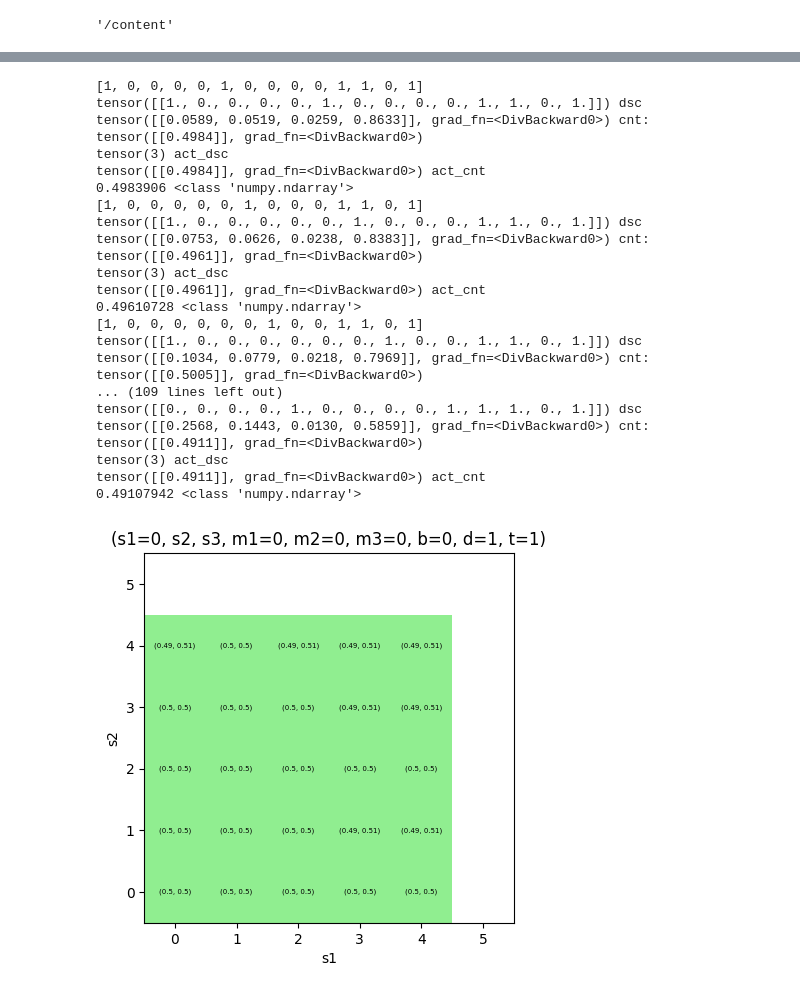
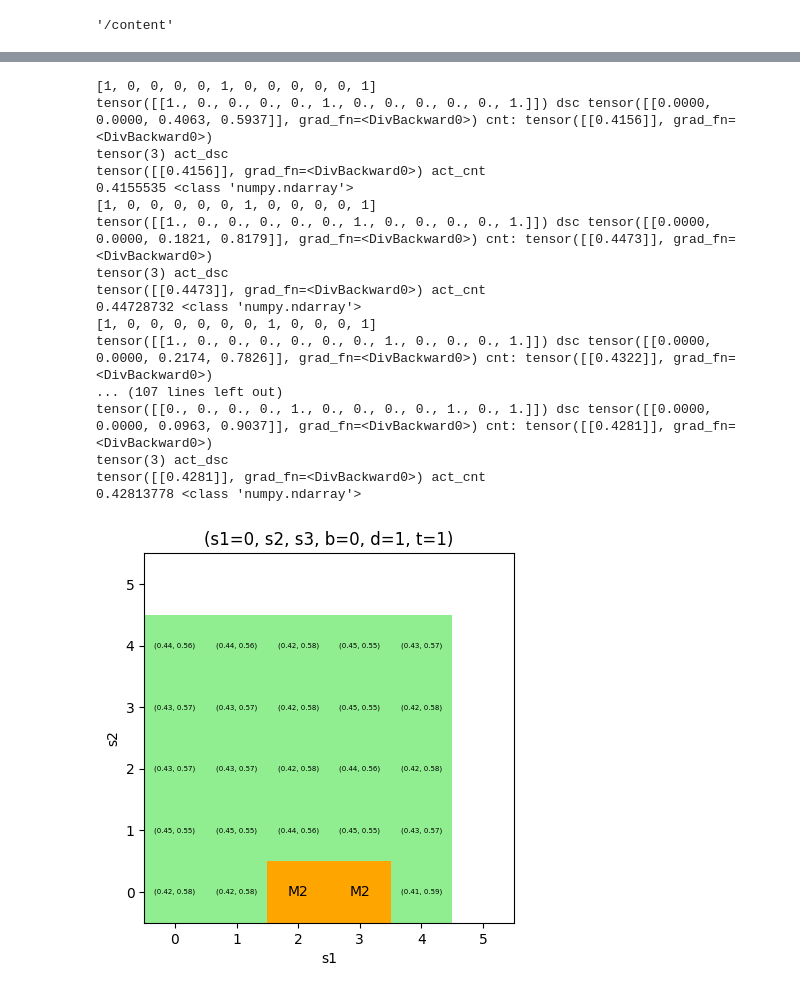
Before and after one commit to AbeTetsuyaR/AbePPO, a Jupyter notebook: AbePPO0807.ipynb, the cells around one changed output, grey strips where cells are left out. Cells and saved outputs as stored; diff of their text form; code cells hidden in the pictures.

Commit message:
maintenance statusを削除

```diff
--- a/AbePPO0807.ipynb
+++ b/AbePPO0807.ipynb
@@ -394,7 +394,7 @@ class ActorNetwork(nn.Module):
 
 
         mask[(state[:, 4] == 1) & (state[:, 9] == 1) & \
-             (state[:,self.n_states*self.n_units-1 + 1] == 1) & (state[:,self.n_states*self.n_units-1 + (self.MAX_maintenance_time+1) * 1 + 1] == 1) & (state[:,self.n_states*self.n_units-1 + (self.MAX_maintenance_time+1) * 2 + 1] == 1)
+             (state[:,self.n_states*self.n_units-1 + 1] == 1)
             ,1:] = torch.tensor(1) #2 ** self.n_units-1
             #状態とユニット数により要変更
 
@@ -671,7 +671,8 @@ class Agent:
 n_units = 2
 n_states = 5
 MAX_maintenance_time = 0
-input_size = n_units * n_states + n_units * (MAX_maintenance_time+1) + 2 #MDPのため[残り時間]と[保全意思決定時]の2つの入力は入れない
+#input_size = n_units * n_states + n_units * (MAX_maintenance_time) + 2 #MDPのため[残り時間]と[保全意思決定時]の2つの入力は入れない
+input_size = n_units * n_states + 2
 action_size = 2**n_units  # 行動数は2^3個
 batch_size = 512*4#512-5120
 interval = 24
@@ -707,12 +708,12 @@ for episode in range(num_episode):
     two_action = 0
     three_action = 0
     penalty_action = 0
-    level_ohe, mstatus_ohe, inventory, demand, remain_interval = env.init_random()
+    level_ohe, inventory, demand, remain_interval = env.init_random()
     if episode % 100 == 0:
         interval_time_episode = time.time()
     interval_time_episode = time.time()
     for _ in range(1024*8):#1024*8
-        state = level_ohe + mstatus_ohe + list([inventory,demand])
+        state = level_ohe + list([inventory,demand])
         #print(state)
         act_dsc, act_cnt, log_prob, val = agent.choose_action(state)
         act_dsc_list = [int(bit) for bit in format(act_dsc.item(), f'0{env.n_units}b')]
@@ -725,7 +726,7 @@ for episode in range(num_episode):
         act_cnt_np = act_cnt.squeeze().cpu().numpy().copy()
         act_cnt_np = act_cnt_np * 0.5 + 0.5
         #print(act_dsc_list,act_cnt_np)
-        reward, level_ohe_next, mstatus_ohe_next, inventory_next, demand_next, remain_interval_next, flag = env.operation(act_dsc_list,act_cnt_np)
+        reward, level_ohe_next, inventory_next, demand_next, remain_interval_next, flag = env.operation(act_dsc_list,act_cnt_np)
 
         episode_reward = episode_reward*0.99 + reward
         penalty_action += flag
@@ -735,7 +736,7 @@ for episode in range(num_episode):
             #operation_time += (remain_interval_next + 1) / 2 * interval
         agent.remember(state, act_dsc.item(), act_cnt.squeeze().cpu().numpy().copy(), log_prob, val, reward, operation_time)
         level_ohe = level_ohe_next
-        mstatus_ohe = mstatus_ohe_next
+        #mstatus_ohe = mstatus_ohe_next
         inventory = inventory_next
         demand = demand_next
         remain_interval = remain_interval_next
@@ -844,19 +845,15 @@ plot_learning_curve(agent.kl_divergence_history, title="kl divergence curve", la
 # %%
-
-
-
-
-def one_hot_encoding(levels, maintenance_status, n_units=2,n_states=5, MAX_maintenance_time=0):
+def one_hot_encoding(levels, n_units=2,n_states=5, MAX_maintenance_time=0):
     level_ohe = []
-    mstatus_ohe = []
+    #mstatus_ohe = []
     for unit_idx in range(n_units):
         l = [0] * n_states
-        m = [0] * (MAX_maintenance_time + 1)
+        #m = [0] * (MAX_maintenance_time + 1)
         l[levels[unit_idx]] = 1
-        m[maintenance_status[unit_idx]] = 1
+        #m[maintenance_status[unit_idx]] = 1
         level_ohe = level_ohe + l
-        mstatus_ohe = mstatus_ohe + m
-    return level_ohe, mstatus_ohe
+        #mstatus_ohe = mstatus_ohe + m
+    return level_ohe #, mstatus_ohe
 
 
 def get_color(action):
@@ -891,13 +888,13 @@ def plot_action(ax, center_x, center_y, act_dsc, act_cnt):
 
 
 
-def optimal_policy(s1,m1,m2,m3,b,d,t):
+def optimal_policy(s1,b,d,t):
     fig, ax = plt.subplots()
     x = 5
     for s2 in range(x):
         for s3 in range(x):
-            level_ohe, mstatus_ohe = one_hot_encoding(levels=[s2,s3],maintenance_status=[m2,m3])
-            state = level_ohe + mstatus_ohe + list([b,d])
+            level_ohe = one_hot_encoding(levels=[s2,s3])
+            state = level_ohe + list([b,d])
             print(state)
             act_dsc, act_cnt, log_prob, val = agent.choose_action_max_prob(state)
             act_dsc = act_dsc.item()
@@ -912,9 +909,9 @@ def optimal_policy(s1,m1,m2,m3,b,d,t):
     ax.set_xlabel("s1") #変更
     ax.set_ylabel("s2") #変更
     # グラフを表示
-    ax.set_title("(s1="+str(s1)+", s2, s3, m1="+str(m1)+", m2="+str(m2)+", m3="+str(m3)+", b="+str(b)+", d="+str(d)+", t="+str(t)+")")
+    ax.set_title("(s1="+str(s1)+", s2, s3, b="+str(b)+", d="+str(d)+", t="+str(t)+")")
     plt.show()
-optimal_policy(s1=0,m1=0,m2=0,m3=0,b=0,d=1,t=1)
+optimal_policy(s1=0,b=0,d=1,t=1)
 #optimal_policy(s1=0,m1=0,m2=0,m3=0,b=1,d=0,t=1)
 #optimal_policy(s1=1,m1=0,m2=0,m3=0,b=1,d=0,t=1)
 #optimal_policy(s1=2,m1=0,m2=0,m3=0,b=1,d=0,t=1)
@@ -922,47 +919,47 @@ optimal_policy(s1=0,m1=0,m2=0,m3=0,b=0,d=1,t=1)
 #optimal_policy(s1=4,m1=0,m2=0,m3=0,b=1,d=0,t=1)
 #optimal_policy(s1=4,m1=0,m2=0,m3=0,b=0,d=0,t=1)
 #optimal_policy(s1=0,m1=1,m2=1,m3=0,b=1,d=0,t=1)
 #optimal_policy(s1=0,m1=0,m2=0,m3=0,b=1,d=0,t=0.5)
 #optimal_policy(s1=0,m1=0,m2=0,m3=0,b=-1,d=0,t=1)
 #optimal_policy(s1=1,m1=0,m2=0,m3=0,b=-1,d=0,t=1)
 #optimal_policy(s1=2,m1=0,m2=0,m3=0,b=-1,d=0,t=1)
 #optimal_policy(s1=3,m1=0,m2=0,m3=0,b=-1,d=0,t=1)
 #optimal_policy(s1=4,m1=0,m2=0,m3=0,b=-1,d=-1,t=0.3)
 #optimal_policy(s1=0,m1=0,m2=0,m3=0,b=-1,d=-1,t=0.3)
 #optimal_policy(s1=1,m1=0,m2=0,m3=0,b=-1,d=-1,t=0.3)
 #optimal_policy(s1=2,m1=0,m2=0,m3=0,b=-1,d=-1,t=0.3)
 #optimal_policy(s1=3,m1=0,m2=0,m3=0,b=-1,d=-1,t=0.3)
 #optimal_policy(s1=4,m1=0,m2=0,m3=0,b=-1,d=-1,t=0.3)
 s1 = 4
 s2 = 4
 s3 = 4
 m1 = 0
 m2 = 0
 m3 = 0
 inventory = 0
 #demand = 0
 remain_interval = 1
-level_ohe, mstatus_ohe = one_hot_encoding(levels=[s1,s2,s3],maintenance_status=[m1,m2,m3])
-state = level_ohe + mstatus_ohe + list([inventory,demand,remain_interval])
+#level_ohe, mstatus_ohe = one_hot_encoding(levels=[s1,s2,s3],maintenance_status=[m1,m2,m3])
+#state = level_ohe + mstatus_ohe + list([inventory,demand,remain_interval])
 #act_dsc, act_cnt, log_prob, val = agent.choose_action_max_prob(state)
 #act_dsc = act_dsc.item()
 #act_dsc
 # %% [output]
-[1, 0, 0, 0, 0, 1, 0, 0, 0, 0, 1, 1, 0, 1]
-tensor([[1., 0., 0., 0., 0., 1., 0., 0., 0., 0., 1., 1., 0., 1.]]) dsc tensor([[0.0589, 0.0519, 0.0259, 0.8633]], grad_fn=<DivBackward0>) cnt: tensor([[0.4984]], grad_fn=<DivBackward0>)
+[1, 0, 0, 0, 0, 1, 0, 0, 0, 0, 0, 1]
+tensor([[1., 0., 0., 0., 0., 1., 0., 0., 0., 0., 0., 1.]]) dsc tensor([[0.0000, 0.0000, 0.4063, 0.5937]], grad_fn=<DivBackward0>) cnt: tensor([[0.4156]], grad_fn=<DivBackward0>)
 tensor(3) act_dsc
-tensor([[0.4984]], grad_fn=<DivBackward0>) act_cnt
-0.4983906 <class 'numpy.ndarray'>
-[1, 0, 0, 0, 0, 0, 1, 0, 0, 0, 1, 1, 0, 1]
-tensor([[1., 0., 0., 0., 0., 0., 1., 0., 0., 0., 1., 1., 0., 1.]]) dsc tensor([[0.0753, 0.0626, 0.0238, 0.8383]], grad_fn=<DivBackward0>) cnt: tensor([[0.4961]], grad_fn=<DivBackward0>)
+tensor([[0.4156]], grad_fn=<DivBackward0>) act_cnt
+0.4155535 <class 'numpy.ndarray'>
+[1, 0, 0, 0, 0, 0, 1, 0, 0, 0, 0, 1]
+tensor([[1., 0., 0., 0., 0., 0., 1., 0., 0., 0., 0., 1.]]) dsc tensor([[0.0000, 0.0000, 0.1821, 0.8179]], grad_fn=<DivBackward0>) cnt: tensor([[0.4473]], grad_fn=<DivBackward0>)
 tensor(3) act_dsc
-tensor([[0.4961]], grad_fn=<DivBackward0>) act_cnt
-0.49610728 <class 'numpy.ndarray'>
-[1, 0, 0, 0, 0, 0, 0, 1, 0, 0, 1, 1, 0, 1]
-tensor([[1., 0., 0., 0., 0., 0., 0., 1., 0., 0., 1., 1., 0., 1.]]) dsc tensor([[0.1034, 0.0779, 0.0218, 0.7969]], grad_fn=<DivBackward0>) cnt: tensor([[0.5005]], grad_fn=<DivBackward0>)
-... (109 lines left out)
-tensor([[0., 0., 0., 0., 1., 0., 0., 0., 0., 1., 1., 1., 0., 1.]]) dsc tensor([[0.2568, 0.1443, 0.0130, 0.5859]], grad_fn=<DivBackward0>) cnt: tensor([[0.4911]], grad_fn=<DivBackward0>)
+tensor([[0.4473]], grad_fn=<DivBackward0>) act_cnt
+0.44728732 <class 'numpy.ndarray'>
+[1, 0, 0, 0, 0, 0, 0, 1, 0, 0, 0, 1]
+tensor([[1., 0., 0., 0., 0., 0., 0., 1., 0., 0., 0., 1.]]) dsc tensor([[0.0000, 0.0000, 0.2174, 0.7826]], grad_fn=<DivBackward0>) cnt: tensor([[0.4322]], grad_fn=<DivBackward0>)
+... (107 lines left out)
+tensor([[0., 0., 0., 0., 1., 0., 0., 0., 0., 1., 0., 1.]]) dsc tensor([[0.0000, 0.0000, 0.0963, 0.9037]], grad_fn=<DivBackward0>) cnt: tensor([[0.4281]], grad_fn=<DivBackward0>)
 tensor(3) act_dsc
-tensor([[0.4911]], grad_fn=<DivBackward0>) act_cnt
-0.49107942 <class 'numpy.ndarray'>
+tensor([[0.4281]], grad_fn=<DivBackward0>) act_cnt
+0.42813778 <class 'numpy.ndarray'>
-[figure, old version]
+[figure, new version]
```
Also changed, not shown: parts of 3 cells of this notebook.
